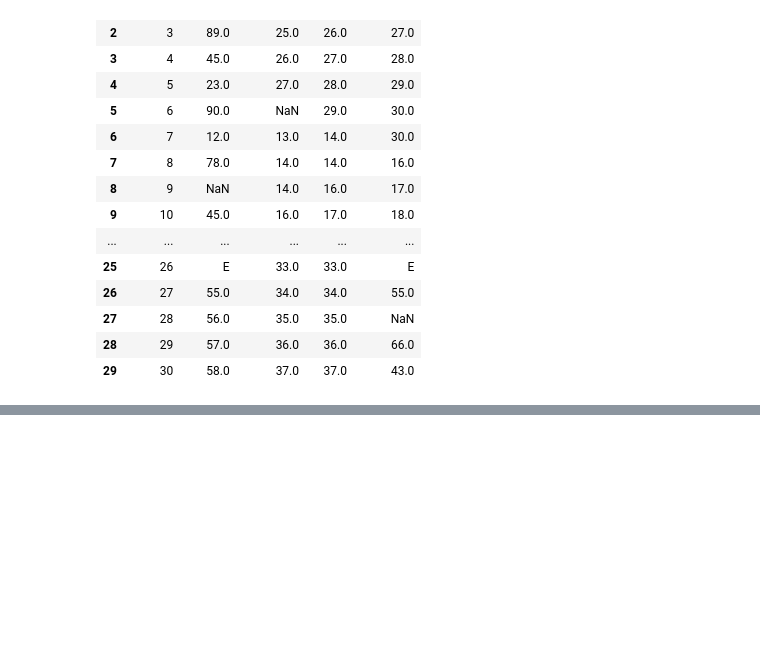
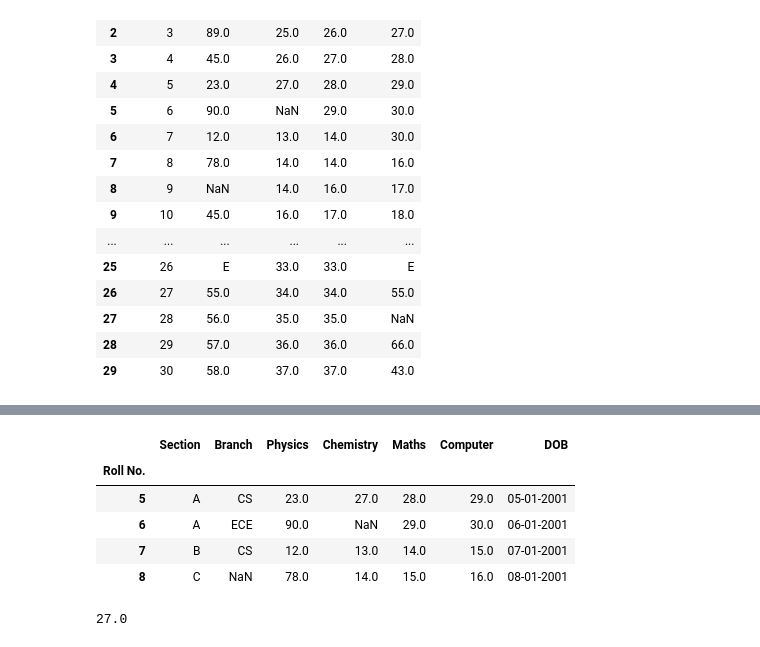
Before and after one commit to Pratyusha-Mukherjee/MachineLearning, a Jupyter notebook: pandas.ipynb, the cells around one changed output, grey strips where cells are left out. Cells and saved outputs as stored; diff of their text form; code cells hidden in the pictures; blank space fills up the shorter version.

```diff
--- a/pandas.ipynb
+++ b/pandas.ipynb
@@ -579,0 +605,13 @@ df3.replace(to_replace=15,method='ffill')
+# %%
+df7.loc[[5,6,7,8]]
+# %% [output]
+|  | Section | Branch | Physics | Chemistry | Maths | Computer | DOB |
+| Roll No. |  |  |  |  |  |  |  |
+| 5 | A | CS | 23.0 | 27.0 | 28.0 | 29.0 | 05-01-2001 |
+| 6 | A | ECE | 90.0 | NaN | 29.0 | 30.0 | 06-01-2001 |
+| 7 | B | CS | 12.0 | 13.0 | 14.0 | 15.0 | 07-01-2001 |
+| 8 | C | NaN | 78.0 | 14.0 | 15.0 | 16.0 | 08-01-2001 |
+# %%
+df7.loc[5,'Chemistry']
+# %% [output]
+27.0
```
Also changed, not shown: parts of 4 cells of this notebook.
